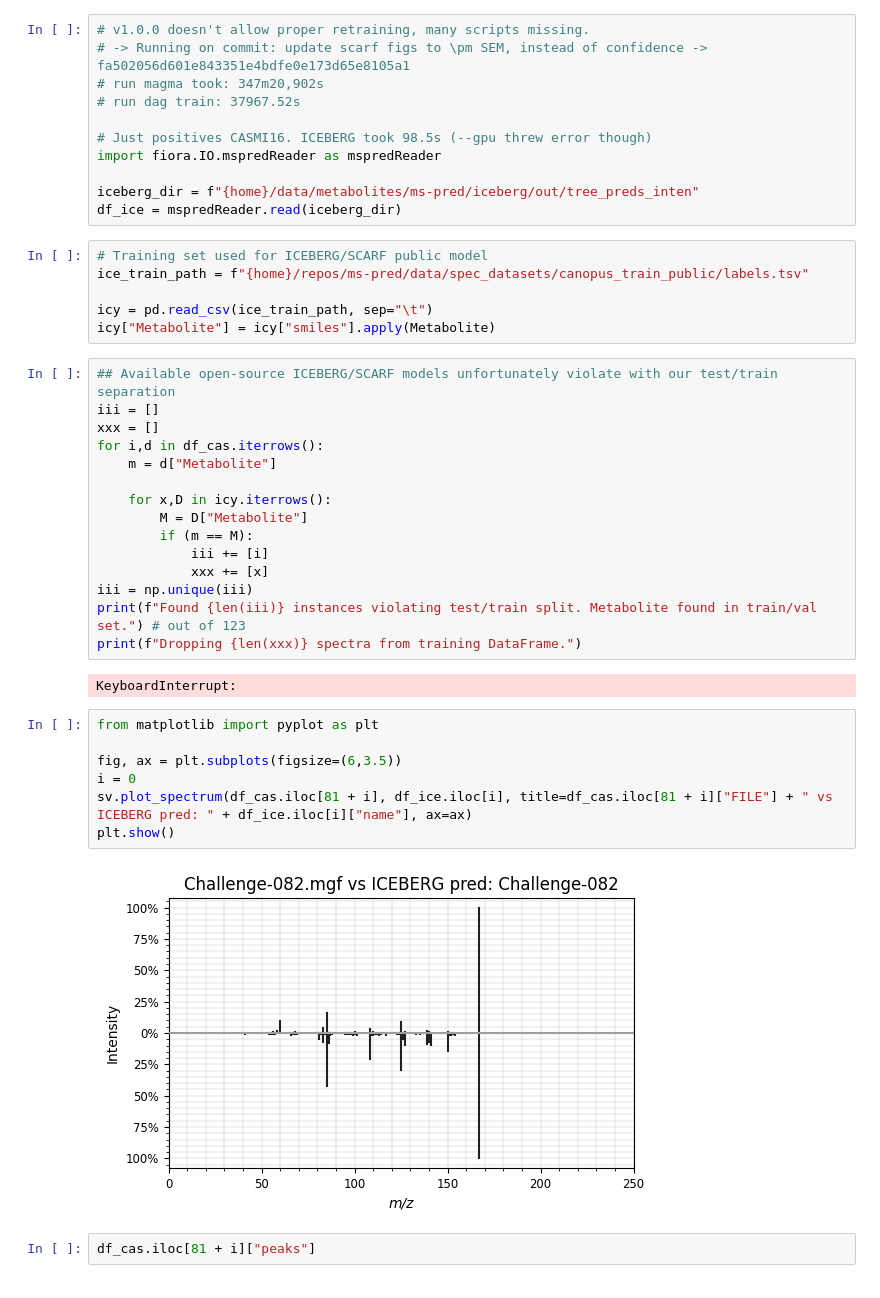
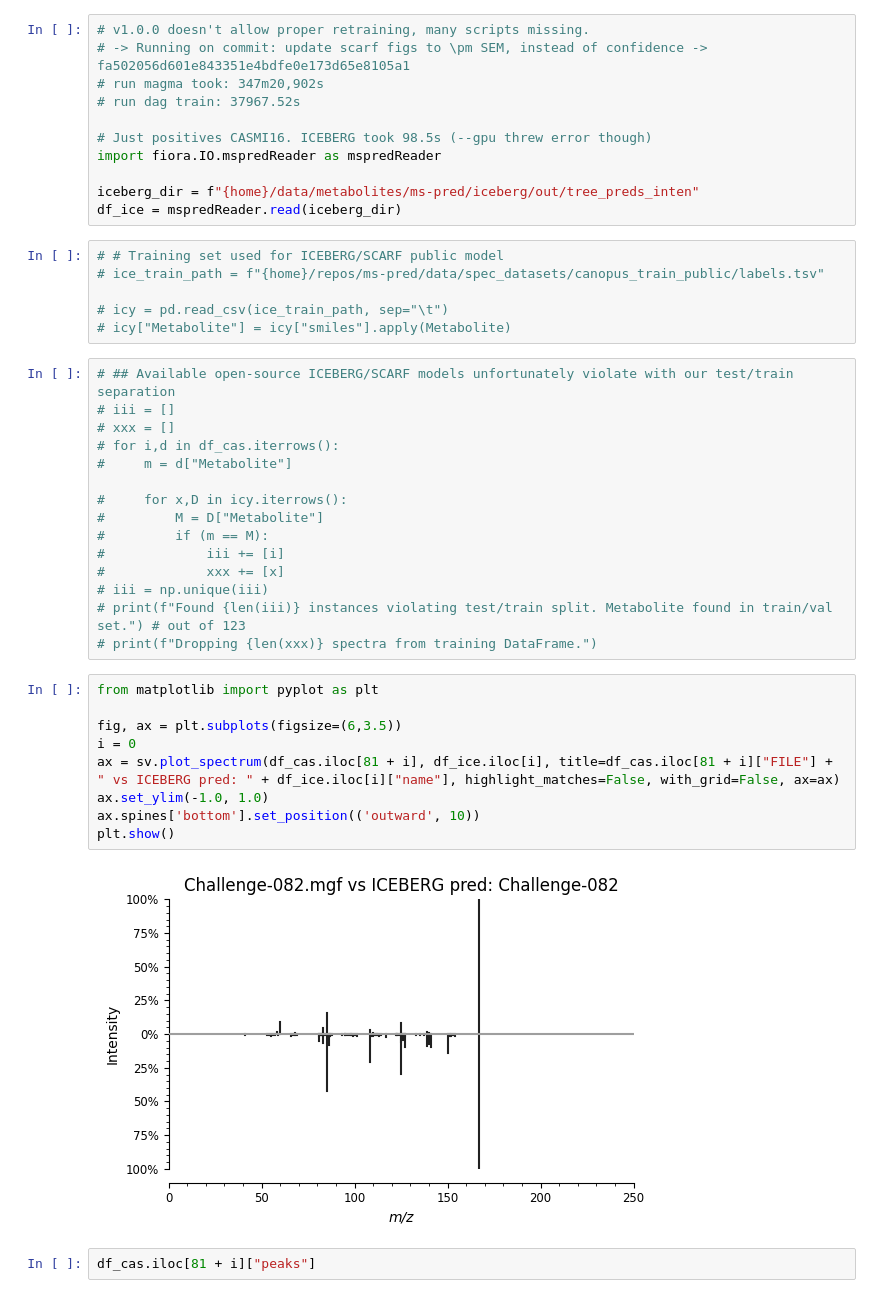
Before and after one commit to BAMeScience/fiora, a Jupyter notebook: notebooks/test_model.ipynb, the cells around one changed output. Cells and saved outputs as stored; diff of their text form.

Commit message:
Update visualizer to accomodate new spectrum_utils version and highlight peaks

```diff
--- a/notebooks/test_model.ipynb
+++ b/notebooks/test_model.ipynb
@@ -436,37 +436,37 @@ import fiora.IO.mspredReader as mspredReader
 iceberg_dir = f"{home}/data/metabolites/ms-pred/iceberg/out/tree_preds_inten"
 df_ice = mspredReader.read(iceberg_dir)
 # %%
-# Training set used for ICEBERG/SCARF public model
-ice_train_path = f"{home}/repos/ms-pred/data/spec_datasets/canopus_train_public/labels.tsv"
+# # Training set used for ICEBERG/SCARF public model
+# ice_train_path = f"{home}/repos/ms-pred/data/spec_datasets/canopus_train_public/labels.tsv"
 
-icy = pd.read_csv(ice_train_path, sep="\t")
-icy["Metabolite"] = icy["smiles"].apply(Metabolite)
+# icy = pd.read_csv(ice_train_path, sep="\t")
+# icy["Metabolite"] = icy["smiles"].apply(Metabolite)
 # %%
-## Available open-source ICEBERG/SCARF models unfortunately violate with our test/train separation
-iii = []
-xxx = []
-for i,d in df_cas.iterrows():
-    m = d["Metabolite"]
+# ## Available open-source ICEBERG/SCARF models unfortunately violate with our test/train separation
+# iii = []
+# xxx = []
+# for i,d in df_cas.iterrows():
+#     m = d["Metabolite"]
 
-    for x,D in icy.iterrows():
-        M = D["Metabolite"]
-        if (m == M):
-            iii += [i]
-            xxx += [x]
-iii = np.unique(iii)
-print(f"Found {len(iii)} instances violating test/train split. Metabolite found in train/val set.") # out of 123
-print(f"Dropping {len(xxx)} spectra from training DataFrame.")
+#     for x,D in icy.iterrows():
+#         M = D["Metabolite"]
+#         if (m == M):
+#             iii += [i]
+#             xxx += [x]
+# iii = np.unique(iii)
+# print(f"Found {len(iii)} instances violating test/train split. Metabolite found in train/val set.") # out of 123
+# print(f"Dropping {len(xxx)} spectra from training DataFrame.")
-# %% [output]
-KeyboardInterrupt:
 # %%
 from matplotlib import pyplot as plt
 
 fig, ax = plt.subplots(figsize=(6,3.5))
 i = 0
-sv.plot_spectrum(df_cas.iloc[81 + i], df_ice.iloc[i], title=df_cas.iloc[81 + i]["FILE"] + " vs ICEBERG pred: " + df_ice.iloc[i]["name"], ax=ax)
+ax = sv.plot_spectrum(df_cas.iloc[81 + i], df_ice.iloc[i], title=df_cas.iloc[81 + i]["FILE"] + " vs ICEBERG pred: " + df_ice.iloc[i]["name"], highlight_matches=False, with_grid=False, ax=ax)
+ax.set_ylim(-1.0, 1.0)
+ax.spines['bottom'].set_position(('outward', 10))
 plt.show()
 # %% [output]
-[figure, old version]
+[figure, new version]
 # %%
 df_cas.iloc[81 + i]["peaks"]
 # %% [output]
```
Also changed, not shown: parts of 4 cells of this notebook, 1 other file.
